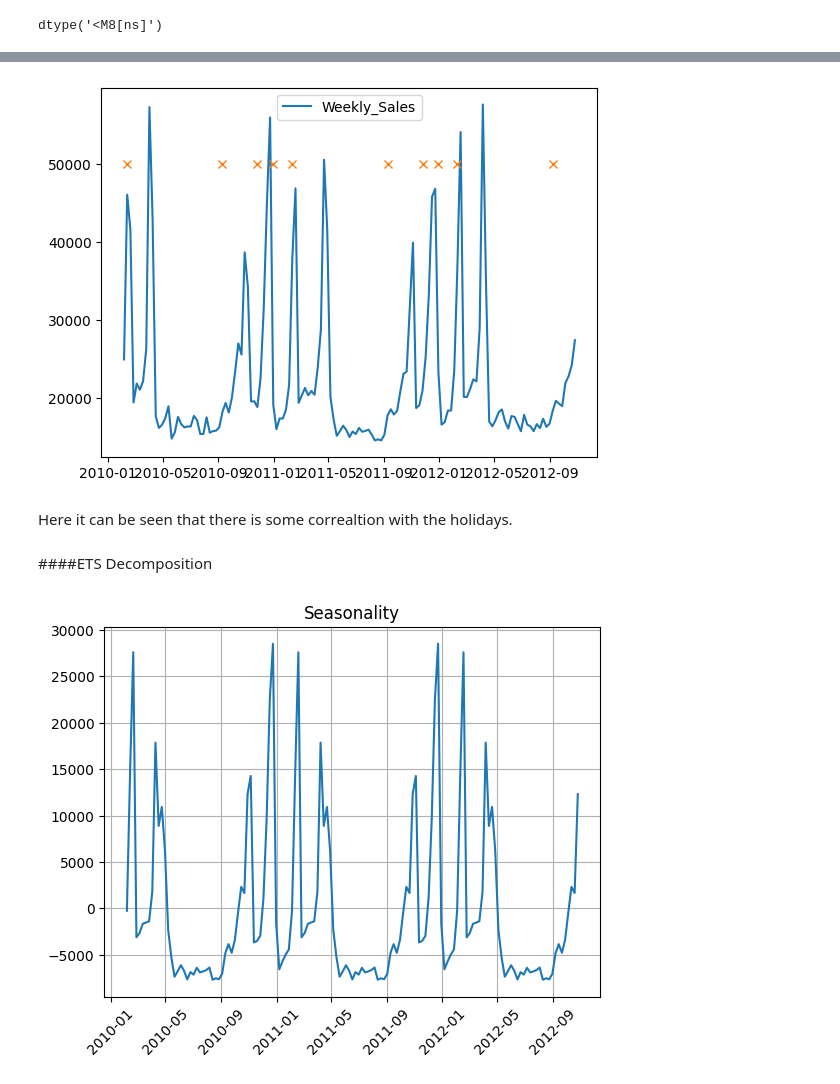
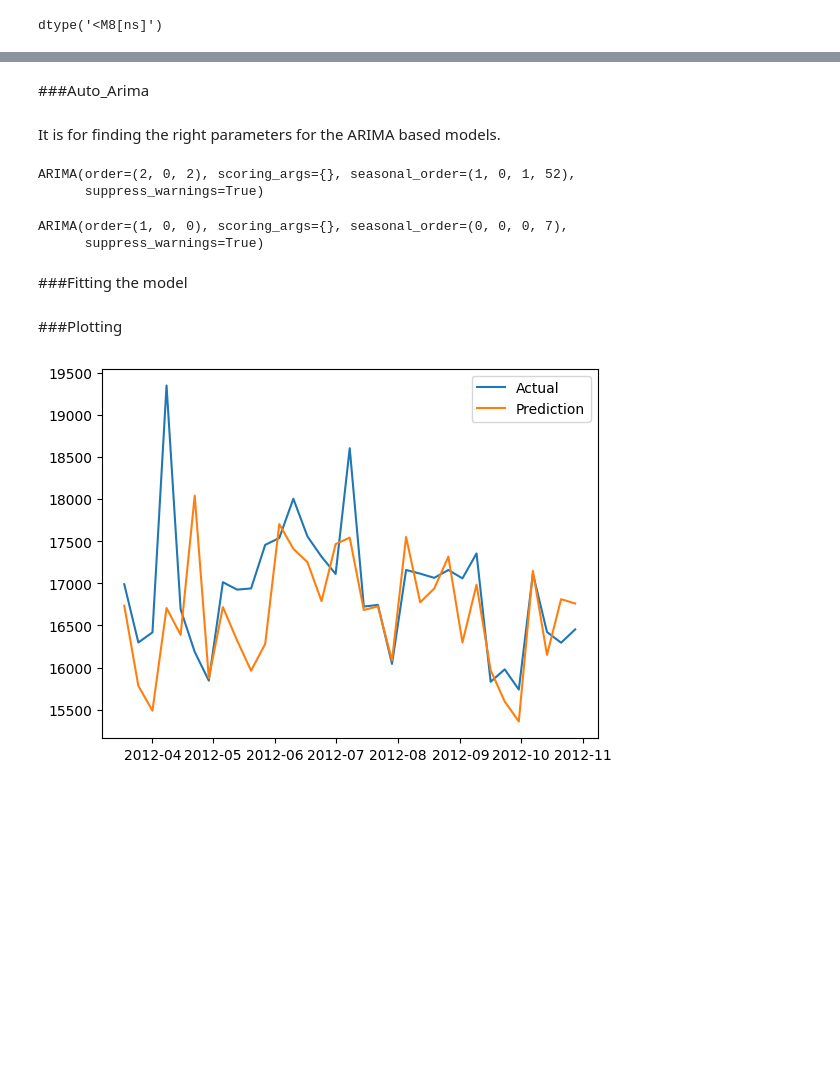
Before and after one commit to ManuSinghYadav/Walmart-Sales-Forecast, a Jupyter notebook: Walmart_Sales_Forecast.ipynb, the cells around one changed output, grey strips where cells are left out. Saved outputs shown, nothing was run; the diff lists cells and outputs as text; code cells hidden in the pictures; blank space fills up the shorter version.

Commit message:
Done forecasting with SARIMA

```diff
--- a/Walmart_Sales_Forecast.ipynb
+++ b/Walmart_Sales_Forecast.ipynb
@@ -169,0 +201,3 @@ s1d1
+# %%
+df = pd.DataFrame(train.resample(rule = 'W').mean())
+df
@@ -169,0 +237,4 @@ s1d1
+# %%
+train_eval = df[:-33]
+test_eval = df[-33:]
+len(train_eval)
@@ -170,10 +249,30 @@ s1d1
+# %% [markdown]
+###Auto_Arima
+# %% [markdown]
+It is for finding the right parameters for the ARIMA based models.
+# %%
+auto_arima(train_eval['Weekly_Sales'], seasonal = True, m=52)
+# %% [output]
+ARIMA(order=(2, 0, 2), scoring_args={}, seasonal_order=(1, 0, 1, 52),
+      suppress_warnings=True)
+# %%
+auto_arima(train_eval['Weekly_Sales'], seasonal = True, m=7)
+# %% [output]
+ARIMA(order=(1, 0, 0), scoring_args={}, seasonal_order=(0, 0, 0, 7),
+      suppress_warnings=True)
+# %% [markdown]
+###Fitting the model
+# %%
+model = SARIMAX(train_eval['Weekly_Sales'],order=(2,0,2),seasonal_order=(1,0,1,52)).fit()
+# %%
+start=len(train_eval)
+end=len(train_eval)+len(test_eval)-1
+predictions = model.predict(start=start, end=end, dynamic=False)
+# %% [markdown]
+###Plotting
 # %%
-plt.plot(s1d1.index,b['Weekly_Sales'], label='Weekly_Sales')
-plt.plot(s1d1[s1d1['IsHoliday']==True].index, np.ones(10)*50000, 'x')
+plt.plot(test_eval['Weekly_Sales'], label='Actual')
+plt.plot(predictions, label='Prediction')
 plt.legend();
 # %% [output]
-[figure, old version]
+[figure, new version]
-# %% [markdown]
-Here it can be seen that there is some correaltion with the holidays.
-# %% [markdown]
-####ETS Decomposition
@@ -184,7 +278,0 @@ result = sm.tsa.seasonal_decompose(s1d1['Weekly_Sales'], model= 'additive')
-# %%
-plt.title("Seasonality")
-plt.plot(result.seasonal)
-plt.xticks(rotation=45)
-plt.grid();
-# %% [output]
-[figure, removed]
```
Also changed, not shown: parts of 28 cells of this notebook.
